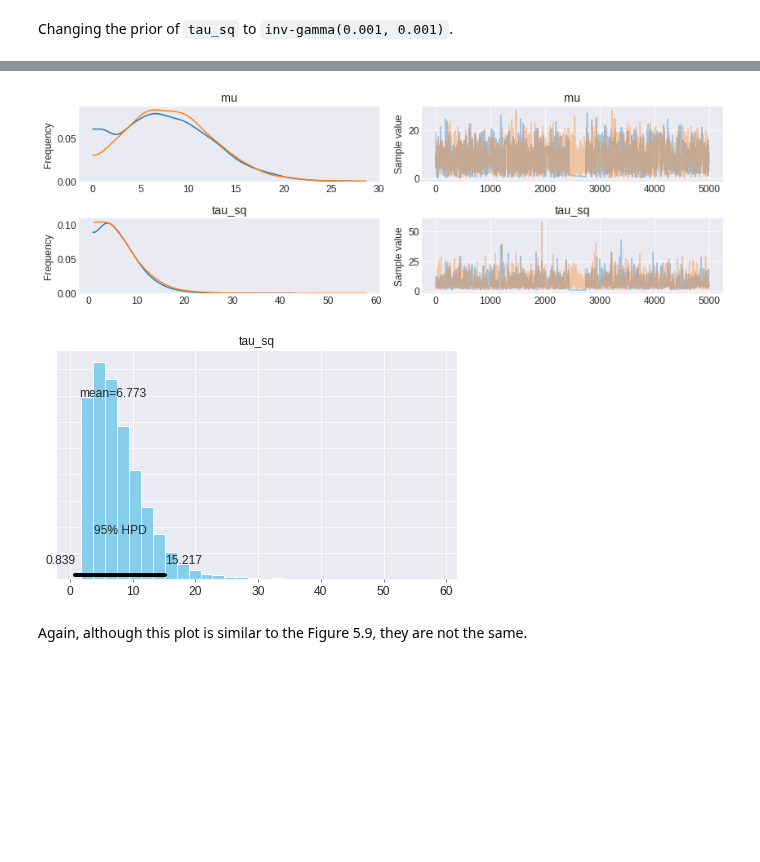
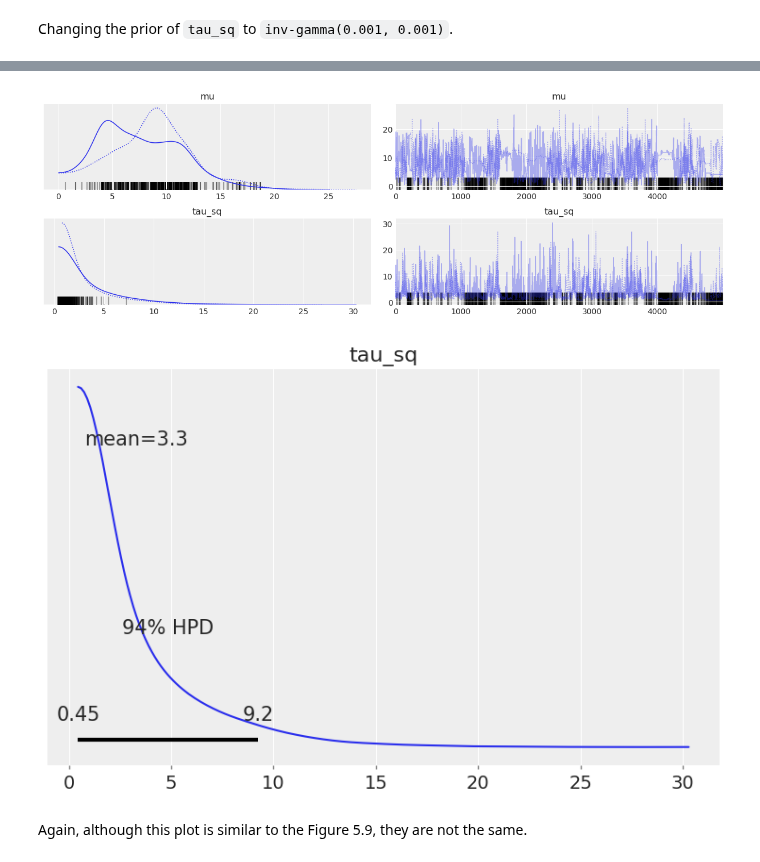
Before and after one commit to pymc-devs/pymc-resources, a Jupyter notebook: BDA3/chap_05.ipynb, the cells around one changed output, grey strips where cells are left out. Drawn from its saved outputs; the diff is of its cells as text; code cells hidden in the pictures; blank space fills up the shorter version.

```diff
--- a/BDA3/chap_05.ipynb
+++ b/BDA3/chap_05.ipynb
@@ -10,8 +10,7 @@ import seaborn as sns
 import theano.tensor as tt
 import arviz as az
 
-plt.style.use('seaborn-darkgrid')
-plt.rc('font', size=12)
+az.style.use('arviz-darkgrid')
 
 %config Inline.figure_formats = ['retina']
 # %%
@@ -527,6 +526,7 @@ with pm.Model() as model_4:
     obs = pm.Normal('obs', mu=theta, sd=sigma, observed=yy)
 # %%
 with model_4:
-    trace_4 = pm.sample(draws=5_000, tune=15_000, chains=2)
+    # had to modify the init to adapt_diag to avoid an error with bad values on the diagonal
+    trace_4 = pm.sample(draws=5_000, tune=15_000, chains=2, init='adapt_diag')
 # %% [output]
 Auto-assigning NUTS sampler...
@@ -540,11 +543,11 @@ The number of effective samples is smaller than 10% for some parameters.
 # %%
-pm.traceplot(trace_4, varnames=['mu', 'tau_sq']);
+pm.traceplot(trace_4, var_names=['mu', 'tau_sq']);
 # %% [output]
-[figure, old version]
+[figure, new version]
 # %%
-pm.plot_posterior(trace_4, varnames=['tau_sq']);
+pm.plot_posterior(trace_4, var_names=['tau_sq']);
 # %% [output]
-[figure, old version]
+[figure, new version]
 # %% [markdown]
 Again, although this plot is similar to the Figure 5.9, they are not the same.
 # %% [markdown]
```
Also changed, not shown: parts of 38 cells of this notebook.
